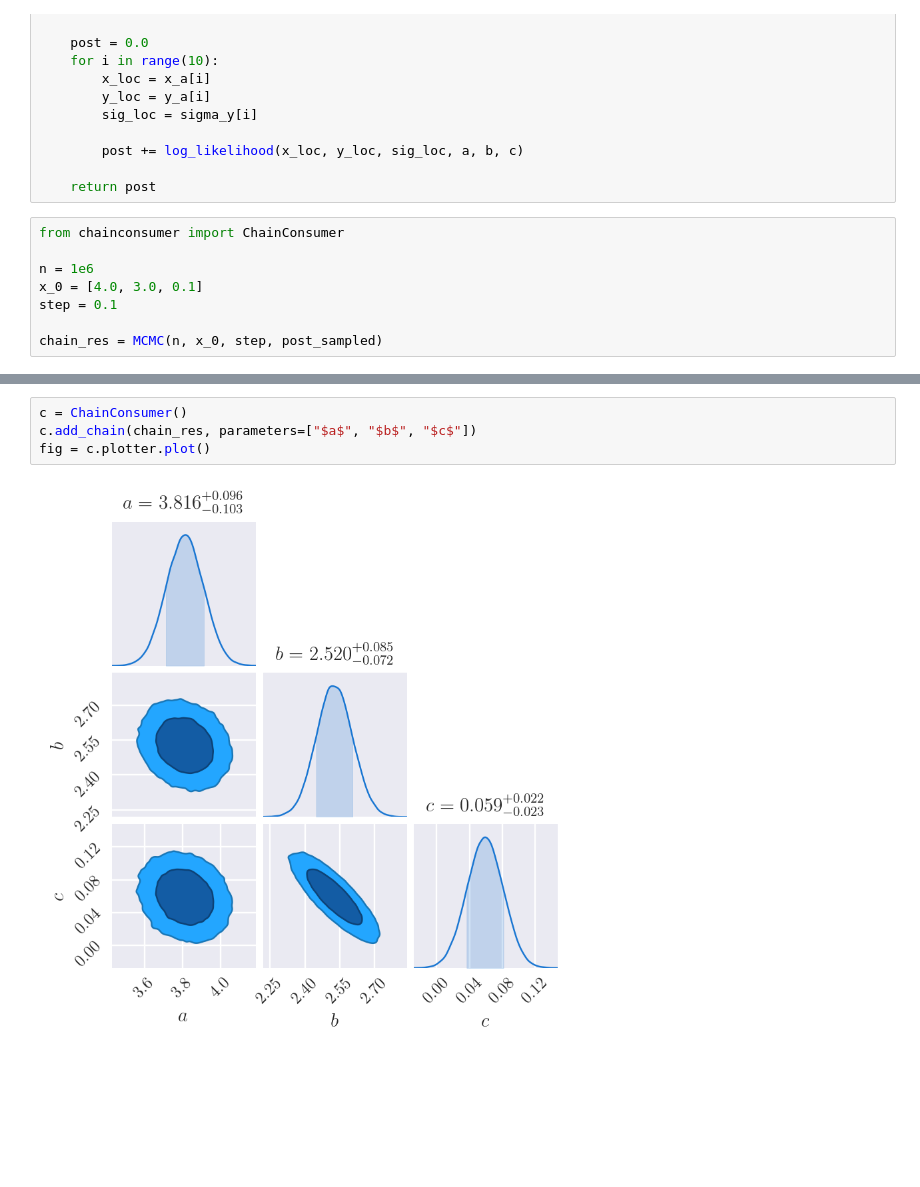
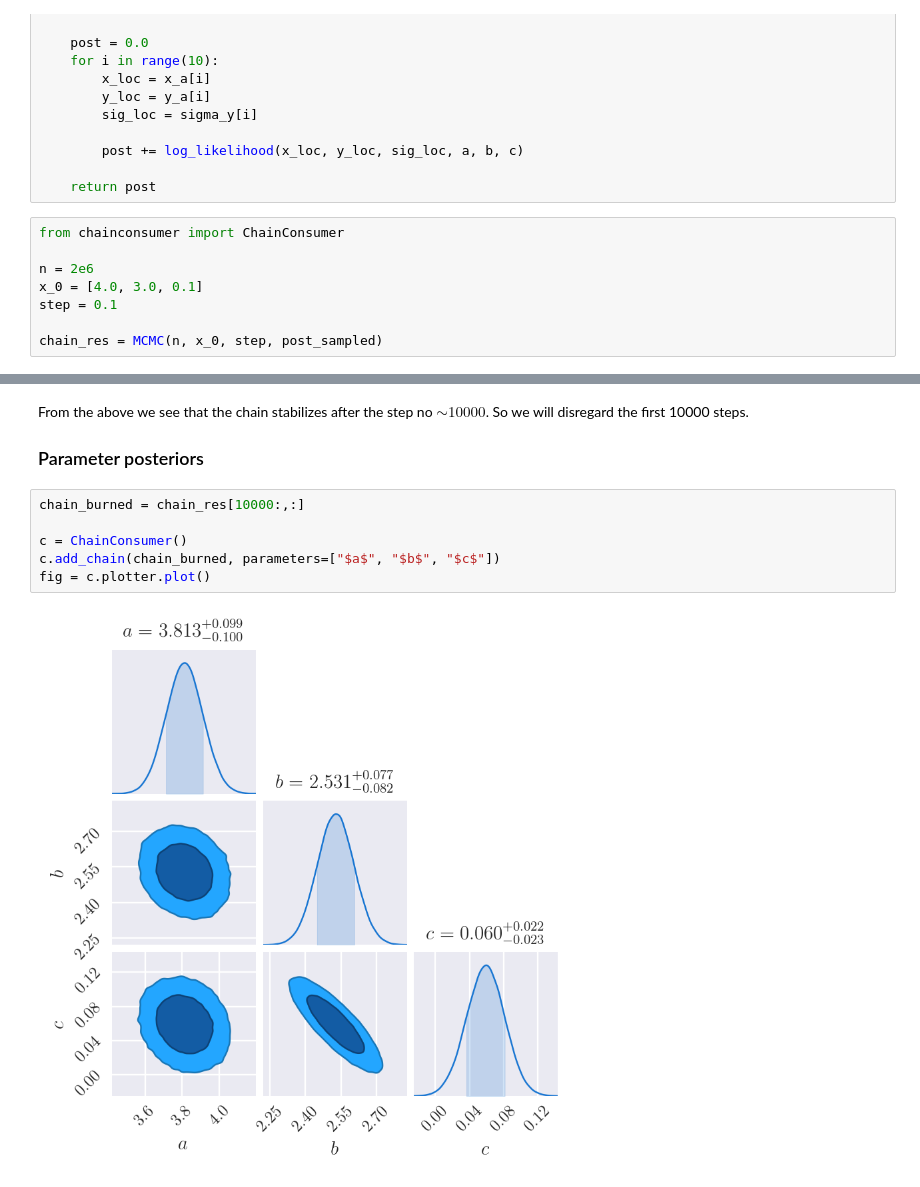
Before and after one commit to dtanoglidis/Astrostatistics, a Jupyter notebook: Assignment 3.ipynb, the cells around one changed output, grey strips where cells are left out. Drawn from its saved outputs; the diff is of its cells as text; blank space fills up the shorter version.

```diff
--- a/Assignment 3.ipynb
+++ b/Assignment 3.ipynb
@@ -531,7 +529,7 @@ def post_sampled(x):
 # %%
 from chainconsumer import ChainConsumer
 
-n = 1e6
+n = 2e6
 x_0 = [4.0, 3.0, 0.1]
 step = 0.1
 
@@ -539,6 +592,13 @@ chain_res = MCMC(n, x_0, step, post_sampled)
+# %% [markdown]
+From the above we see that the chain stabilizes after the step no $\sim 10000$. So we will disregard the first 10000 steps.
+
+
+### Parameter posteriors
 # %%
+chain_burned = chain_res[10000:,:]
+
 c = ChainConsumer()
-c.add_chain(chain_res, parameters=["$a$", "$b$", "$c$"])
+c.add_chain(chain_burned, parameters=["$a$", "$b$", "$c$"])
 fig = c.plotter.plot()
 # %% [output]
-[figure, old version]
+[figure, new version]
```
Also changed, not shown: parts of 16 cells of this notebook.
